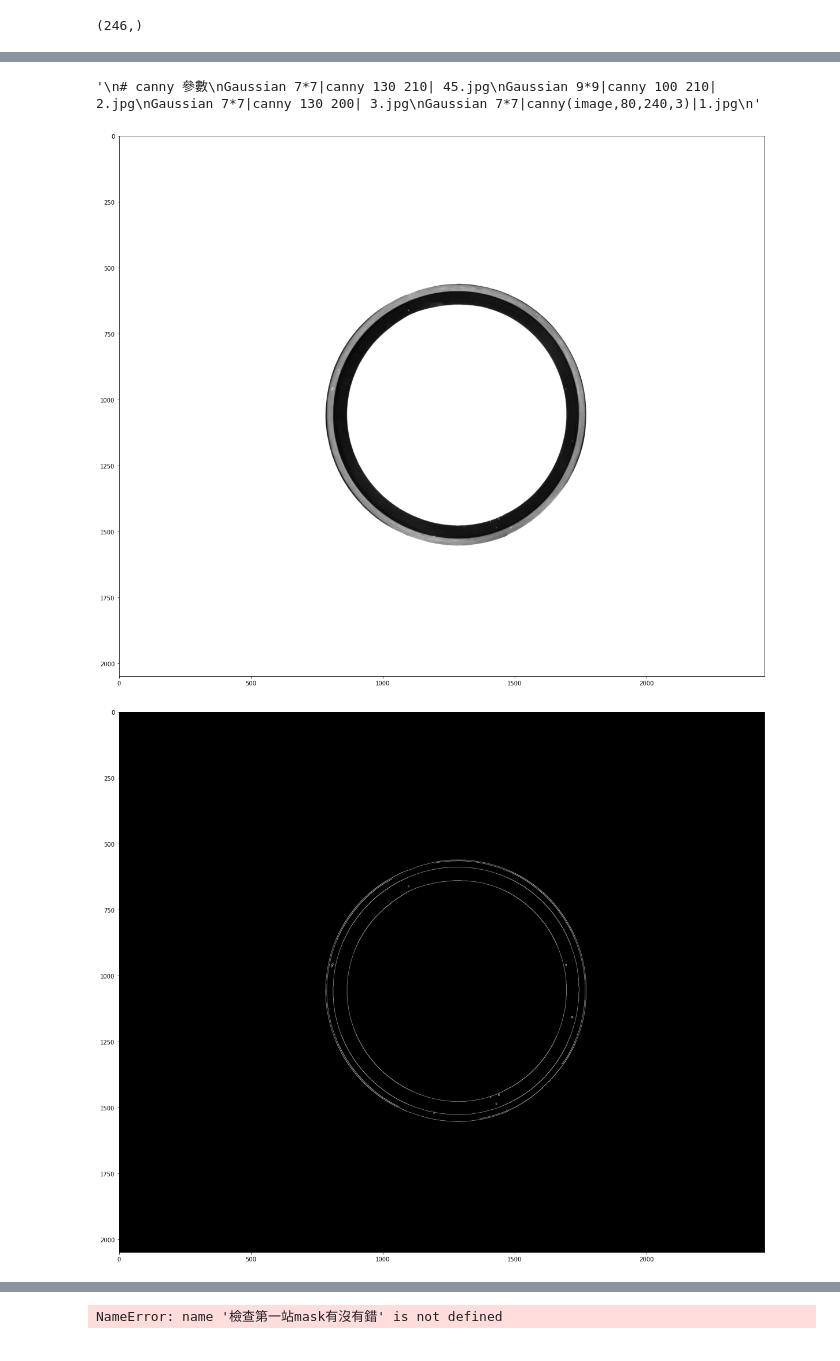
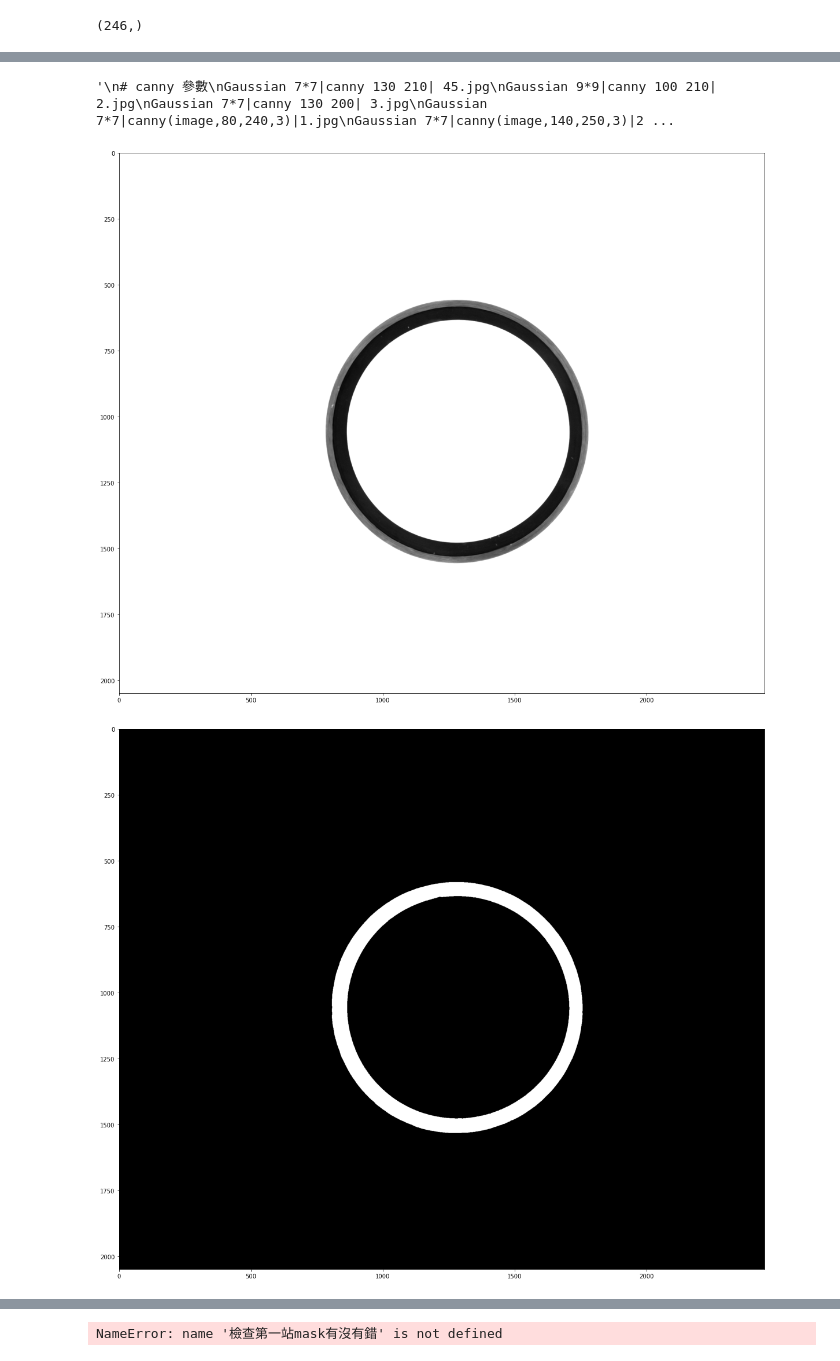
Before and after one commit to rex662624/ORing_Defect_Detection, a Jupyter notebook: Stop4 Test.ipynb, the cells around one changed output, grey strips where cells are left out. Drawn from its saved outputs; the diff is of its cells as text; code cells hidden in the pictures.

Commit message:
Stop4 almost complete

```diff
--- a/Stop4 Test.ipynb
+++ b/Stop4 Test.ipynb
@@ -21,5 +24,5 @@ np.array(filenamelist).shape
 # %%
-filename = '0525_images\\CCD-4\\19.jpg'
+filename = '0525_images\\CCD-4\\63.jpg'
 print(filename)
 image = np.array(cv2.imread(filename,0))
 backtorgb = cv2.cvtColor(image,cv2.COLOR_GRAY2RGB)
@@ -27,7 +30,7 @@ backtorgb = cv2.cvtColor(image,cv2.COLOR_GRAY2RGB)
 
 #=======================以下找出真正的O-ring
 
-ret, thresh1 = cv2.threshold(image, 200, 255, cv2.THRESH_BINARY)
+ret, thresh1 = cv2.threshold(image, 240, 255, cv2.THRESH_BINARY)
 
 #plt.figure(figsize=(20,20))
 #plt.imshow(thresh1,cmap = 'gray')
@@ -80,43 +83,86 @@ plt.figure(figsize=(20,20))
 plt.imshow(image,cmap = 'gray')
 
 
-#==============================================用canny找出輪廓=============================================
-image = cv2.blur(image,(3,3))
-kernel = np.array([[-1,-1,-1], [-1,9,-1], [-1,-1,-1]])
-image = cv2.filter2D(image, -1, kernel)
 
-image = cv2.GaussianBlur(image,(7,7),0,0)
-plt.imsave("stop4_temp.jpg",image,cmap = 'gray')
-image = cv2.Canny(image,60,180,3)
+ret, thresh1 = cv2.threshold(image, 80, 255, cv2.THRESH_BINARY_INV)
+
+kernel = np.ones((5,5),np.uint8)
+thresh1 = cv2.dilate(thresh1,kernel,iterations = 1)
+
 plt.figure(figsize=(20,20))
-plt.imshow(image,cmap = 'gray')
-#==============================================用findcontours把canny得到的 ROI切出來=======================================
+plt.imshow(thresh1,cmap = 'gray')
 
-_ , contours, hierarchy = cv2.findContours(image,cv2.RETR_TREE,cv2.CHAIN_APPROX_SIMPLE)
+_ , contours, hierarchy = cv2.findContours(thresh1,cv2.RETR_TREE,cv2.CHAIN_APPROX_NONE)
 inner_contours_final = []
 approx_list = []
 index = []
 for i in range(np.array(contours).shape[0]):
-    if (hierarchy[0][i][3] >= 0):
-        if(cv2.contourArea(contours[i])<500):
+    #if (hierarchy[0][i][3] >= 0):
+        if(cv2.contourArea(contours[i])<20000 and cv2.contourArea(contours[i])>= 0):
             #cv2.drawContours(backtorgb, contours, i, (0, 255, 0), 1, 8);
             #inner_contours_final.append(contours[i])
             epsilon = 0.0000# * cv2.arcLength(contours[i],True)
             index.append(i)
-            approx = cv2.approxPolyDP(contours[i], epsilon, True)
+            approx = cv2.approxPolyDP(contours[i], epsilon, False)
             print(cv2.contourArea(approx))
             approx_list.append(approx)
             #print(np.array(approx_list).shape)
             cv2.polylines(backtorgb, [approx], True, (255,0, 0), 3)
 
+
 plt.figure(figsize=(20,20))
 plt.imshow(backtorgb)
 
+
+'''
+#==============================================用canny找出輪廓=============================================
+image = cv2.blur(image,(3,3))
+kernel = np.array([[-1,-1,-1], [-1,9,-1], [-1,-1,-1]])
+image = cv2.filter2D(image, -1, kernel)
+#plt.imsave("stop4_temp.jpg",image,cmap = 'gray')
+
+image = cv2.GaussianBlur(image,(7,7),0,0)
+
+image = cv2.Canny(image,50,220,3)
+
+
+plt.figure(figsize=(20,20))
+plt.imshow(image,cmap = 'gray')
+#==============================================用findcontours把canny得到的 ROI切出來=======================================
+
+_ , contours, hierarchy = cv2.findContours(image,cv2.RETR_TREE,cv2.CHAIN_APPROX_NONE)
+inner_contours_final = []
+approx_list = []
+index = []
+for i in range(np.array(contours).shape[0]):
+    #if (hierarchy[0][i][3] >= 0):
+        if(cv2.contourArea(contours[i])<700):
+            #cv2.drawContours(backtorgb, contours, i, (0, 255, 0), 1, 8);
+            #inner_contours_final.append(contours[i])
+            epsilon = 0.0000# * cv2.arcLength(contours[i],True)
+            index.append(i)
+            approx = cv2.approxPolyDP(contours[i], epsilon, False)
+            print(cv2.contourArea(approx))
+            approx_list.append(approx)
+            #print(np.array(approx_list).shape)
+            cv2.polylines(backtorgb, [approx], True, (255,0, 0), 3)
+
+
+plt.figure(figsize=(20,20))
+plt.imshow(backtorgb)
+'''
 '''
 # canny 參數
 Gaussian 7*7|canny 130 210| 45.jpg
 Gaussian 9*9|canny 100 210| 2.jpg
 Gaussian 7*7|canny 130 200| 3.jpg
 Gaussian 7*7|canny(image,80,240,3)|1.jpg
+Gaussian 7*7|canny(image,140,250,3)|2.jpg
+Gaussian 7*5|canny(image,140,250,3)|2.jpg
+Gaussian 7*5|canny(image,140,220,3)|29.jpg # if (hierarchy[0][i][3] >= 0):
+Gaussian 7*7|canny(image,140,220,3)|29.jpg 1.jpg 2.jpg | 20 21
+Gaussian 13*13|canny(image,32,110,3)|
+Gaussian 13*13|canny(image,60,100,3)|
+Gaussian 7*7|canny(image,80,220,3)|
 '''
 # %% [output]
@@ -140,3 +172,3 @@ Area:  545060.5
-'\n# canny 參數\nGaussian 7*7|canny 130 210| 45.jpg\nGaussian 9*9|canny 100 210| 2.jpg\nGaussian 7*7|canny 130 200| 3.jpg\nGaussian 7*7|canny(image,80,240,3)|1.jpg\n'
+'\n# canny 參數\nGaussian 7*7|canny 130 210| 45.jpg\nGaussian 9*9|canny 100 210| 2.jpg\nGaussian 7*7|canny 130 200| 3.jpg\nGaussian 7*7|canny(image,80,240,3)|1.jpg\nGaussian 7*7|canny(image,140,250,3)|2 ...
-[figure, old version]
+[figure, new version]
-[figure, old version]
+[figure, new version]
```
Also changed, not shown: parts of 3 cells of this notebook.
